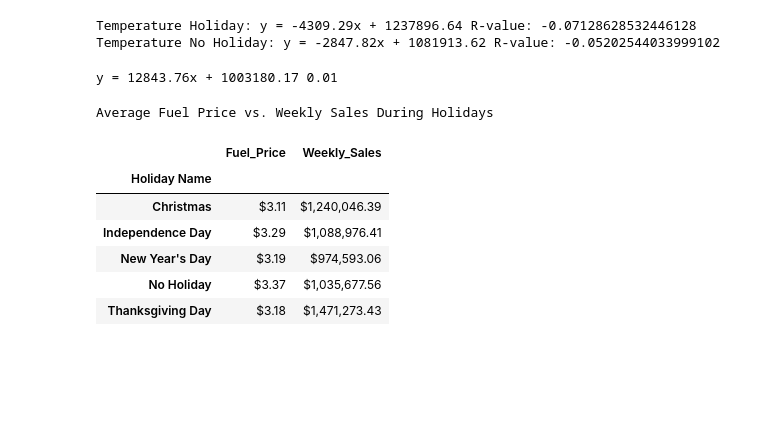
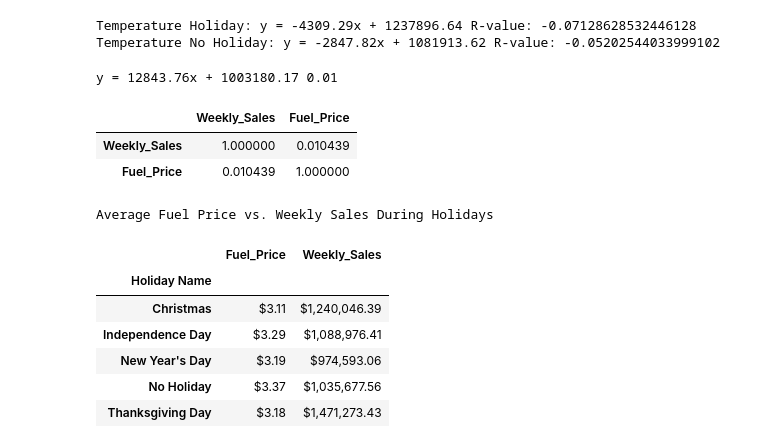
Before and after one commit to beckyydo/Project-1, a Jupyter notebook: 3notebook.ipynb, the cells around one changed output. Cells and saved outputs as stored; diff of their text form; code cells hidden in the pictures; blank space fills up the shorter version.

```diff
--- a/3notebook.ipynb
+++ b/3notebook.ipynb
@@ -346,6 +376,14 @@ print(line_eq, round(rvalue,2))
 ## (2) R-value is very close to 0 suggesting linear regression is not a good fit for data
 # %% [output]
 y = 12843.76x + 1003180.17 0.01
+# %%
+# (2A) FUEL PRICES CONT.
+# Calculate correlation
+walmart_holiday[['Weekly_Sales', 'Fuel_Price']].corr()
+# %% [output]
+|  | Weekly_Sales | Fuel_Price |
+| Weekly_Sales | 1.000000 | 0.010439 |
+| Fuel_Price | 0.010439 | 1.000000 |
 # %%
 # (2B) FUEL PRICES HOLIDAY
 # (2B) What effect does regional fuel prices have on holiday weekly sales?
```
Also changed, not shown: parts of 4 cells of this notebook.
